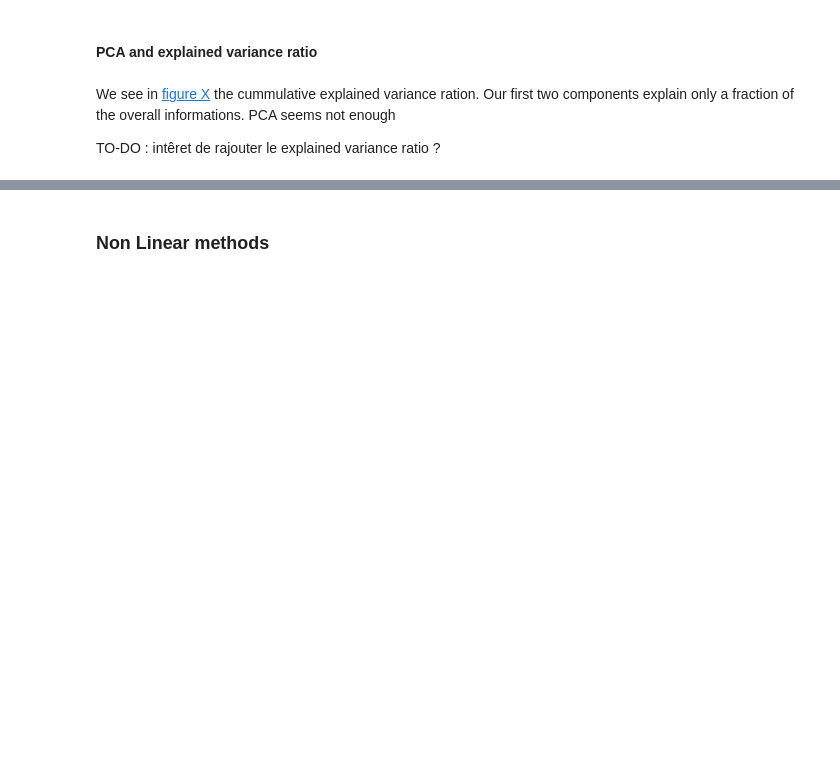
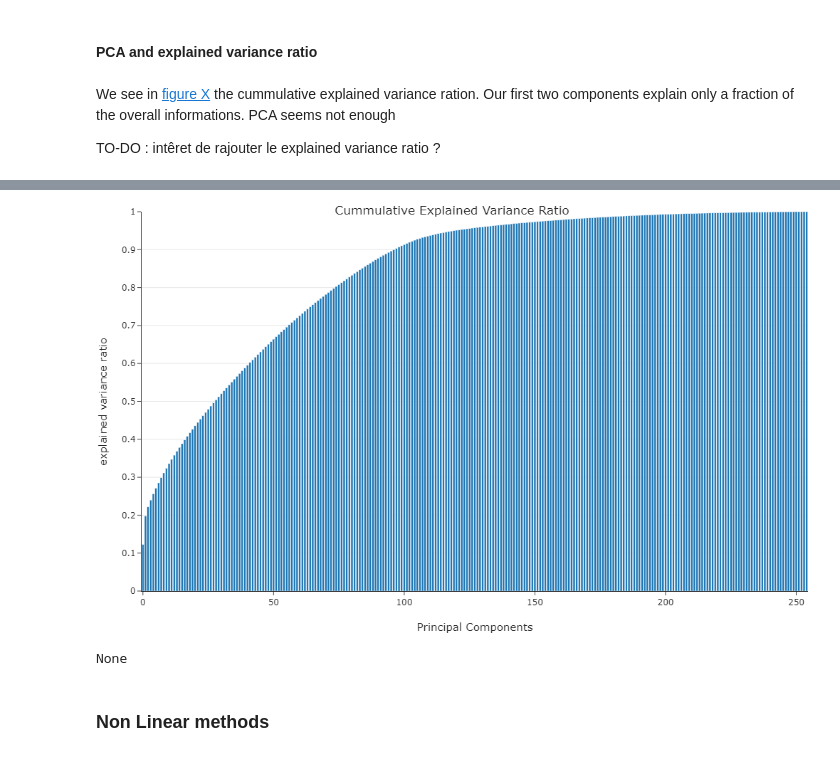
Before and after one commit to atomegoyan/template_jdh, a Jupyter notebook: author_guideline_template.ipynb, the cells around one changed output, grey strips where cells are left out. Cells and saved outputs as stored; diff of their text form; code cells hidden in the pictures; blank space fills up the shorter version.

```diff
--- a/author_guideline_template.ipynb
+++ b/author_guideline_template.ipynb
@@ -205,16 +205,29 @@ same topics, or might have been written in close context.
 |---|---|---|---|---|---|---|
 6829|1933-01-10|24|1|5|3|...|
 # %%
+# basic libraries
 import os
 from typing import Tuple, List, Dict, Any, TextIO
 import pandas as pd
 import numpy as np
 import re
 
+# graphics
 from matplotlib import pyplot as plt
+from matplotlib import pyplot as plt, cm
 import plotly.io as pio
 import plotly.graph_objects as go
 
+
+import plotly.express as px
+fig = px.colors.sequential.swatches_continuous()
+colors =["black"]+px.colors.sequential.Turbo+["red"]
+from plotly.subplots import make_subplots
+
+from datetime import datetime, date
+from matplotlib import dates as mdates
+
+# NLP packages
 from nltk.corpus import stopwords
 from nltk import word_tokenize
 from nltk import FreqDist, NaiveBayesClassifier
@@ -224,22 +237,24 @@ import gensim.corpora as corpora
 from gensim.utils import simple_preprocess
 from gensim.models import CoherenceModel
 
-from sklearn.cluster import AgglomerativeClustering, KMeans
-from sklearn.decomposition import PCA, LatentDirichletAllocation
-from sklearn.preprocessing import MinMaxScaler
-from sklearn.feature_extraction.text import CountVectorizer
+# machine/deep learning models
+from sklearn.cluster import AgglomerativeClustering, KMeans # clustering algorithms
+from sklearn.decomposition import PCA, LatentDirichletAllocation # topic modelling
+from sklearn.preprocessing import MinMaxScaler # scaling data
+from sklearn.feature_extraction.text import CountVectorizer # counting word frequencies
+from scipy.cluster.hierarchy import dendrogram # plotting dendogram
+import minisom
+from top2vec import Top2Vec
 
-import pickle  # librairie pour save des modèle de machine learning
-
-from datetime import datetime, date
-from matplotlib import dates as mdates
+import pickle  # saving and downloading IA models
 
 import warnings
-warnings.filterwarnings('ignore')
+warnings.filterwarnings('ignore') # remove warnings
 
 path_to_data = r"C:\Users\Aurelien Pellet\Desktop\Aurelien\epitech\methodo_histoire_nlp"
-path_to_images = r"C:\Users\Aurelien Pellet\Desktop\Aurelien\epitech\jdh_articlemethodo\media"
+path_to_media = r"C:\Users\Aurelien Pellet\Desktop\Aurelien\epitech\jdh_articlemethodo\media"
 path_to_big_data = r"C:\Users\Aurelien Pellet\Desktop\Aurelien\epitech\methodo_histoire_nlp_data"
+path_to_model = os.path.join(path_to_data, "model_ML")
 # %%
 def moving_average(data: List[float], periode: int):
     return np.convolve(np.array(data), np.ones(periode), 'valid') / periode
@@ -429,7 +442,7 @@ fig['layout'].update(margin=dict(l=0,r=0,b=0,t=0))
 
 fig.update_layout(go.Layout(autosize=False,width=1000,height=600),
     title={
-        'text': "Cummulative Explained variance Ratio",
+        'text': "Cummulative Explained Variance Ratio",
         'y':1,
         'x':0.5,
         'xanchor': 'center',
@@ -449,6 +462,7 @@ fig.update_yaxes(range=[0,1],dtick=0.1,tick0=0,title_text = "explained variance
         title_standoff = 25,
         showgrid=True)
 
+fig.write_image(r"media\pca_explained_variance_ration.png")
 caption_content = "Figure X: First two components of the PCA on the 1882's documents"
-display(fig,metadata={"jdh":{"object":{"source": [caption_content]}}})
+display(fig.show(renderer="png"),metadata={"jdh":{"object":{"source": [caption_content]}}})
 # %% [output]
@@ -456,3 +469,5 @@ display(fig,metadata={"jdh":{"object":{"source": [caption_content]}}})
+[figure, added]
+None
 # %% [markdown]
 ### Non Linear methods
 # %% [markdown]
```
Also changed, not shown: parts of 45 cells of this notebook.
